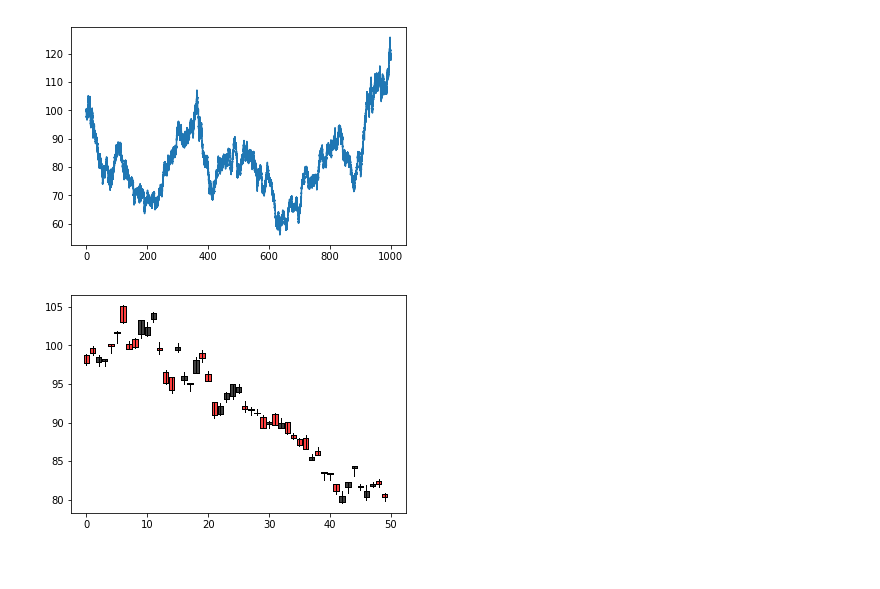
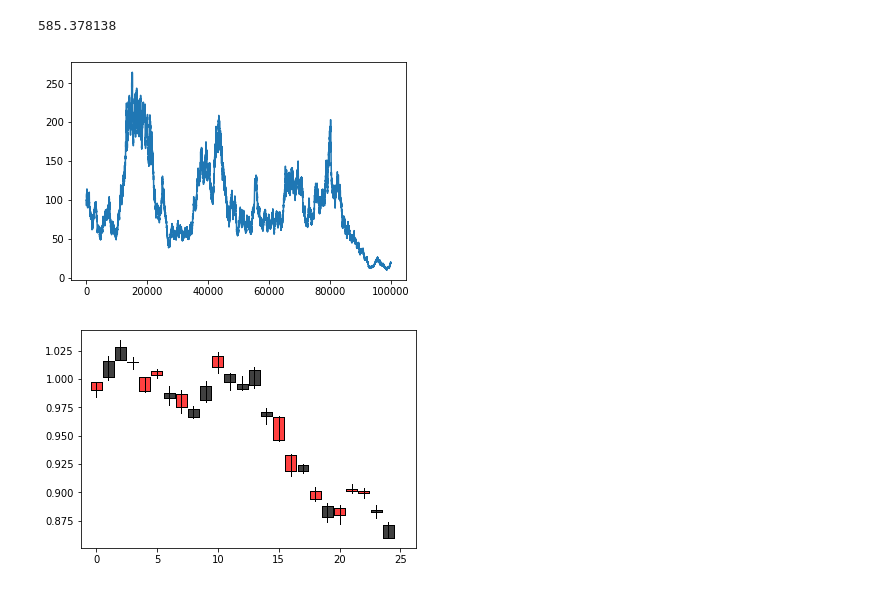
Before and after one commit to bmetherall/Machine_Learning_Stocks, a Jupyter notebook: ML_Stocks.ipynb, the cells around one changed output. Saved outputs shown, nothing was run; the diff lists cells and outputs as text; code cells hidden in the pictures.

```diff
--- a/ML_Stocks.ipynb
+++ b/ML_Stocks.ipynb
@@ -10,19 +12,23 @@ def get_day_data(stock):
     high_price = np.amax(stock[:,570:960], axis = 1)
     low_price = np.amin(stock[:,570:960], axis = 1)
     return np.vstack((open_price, close_price, high_price, low_price)).T
+# %%
+num_days = 10**5
+N = 1440 * num_days
+t = np.linspace(0, num_days, N)
 # %%
-num_days = 1000
-N = 1440 * num_days
-t = np.linspace(0, num_days, N)
 S = np.zeros(N)
 S[0] = 100
 
-sigma = 0.05
+sigma = 0.02
 mu = sigma**2 / 2.0
 dt = 0.0001
 
+start = time.clock()
 for i in np.arange(1,N):
     S[i] = S[i-1] * (1 + mu * dt + sigma * np.sqrt(dt) * np.random.normal(0, 1))
+end = time.clock()
 
-#dat = np.vstack((t,S)).T
-#np.savetxt('GeoBrown.dat', dat)
+print end - start
+# %% [output]
+585.378138
@@ -32,11 +42,11 @@ data = get_day_data(S)
 # %%
-plt.plot(t,S)
+plt.plot(data[:,0])
 plt.show()
 # %% [output]
-[figure, old version]
+[figure, new version]
 # %%
 fig, ax = plt.subplots()
-candlestick2_ochl(ax, data[0:50,0], data[0:50,1], data[0:50,2], data[0:50,3], width = 0.9)
+candlestick2_ochl(ax, data[0:25,0], data[0:25,1], data[0:25,2], data[0:25,3], width = 0.9)
 plt.show()
 # %% [output]
-[figure, old version]
+[figure, new version]
```
Also changed, not shown: parts of 13 cells of this notebook.
